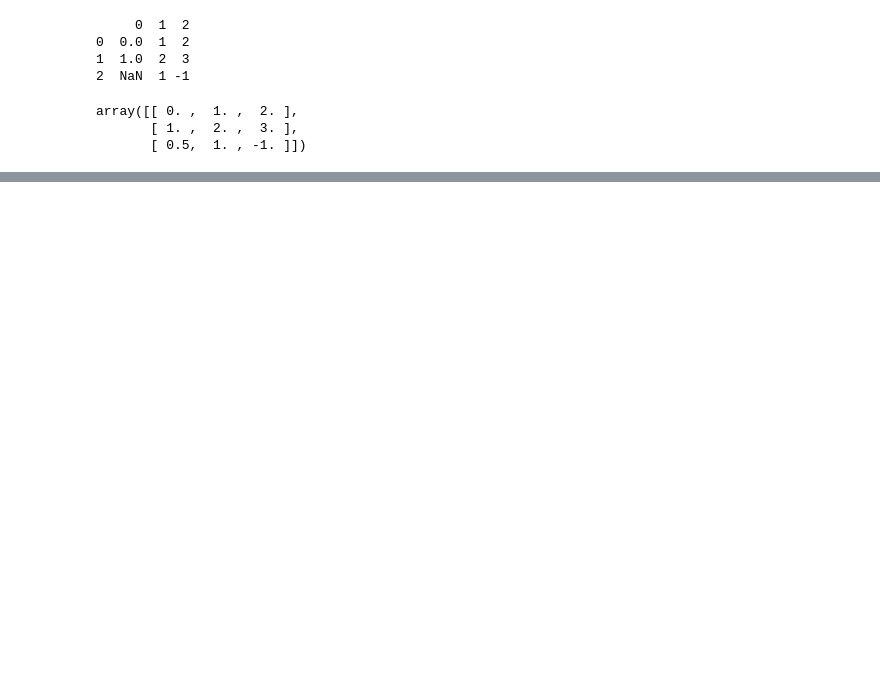
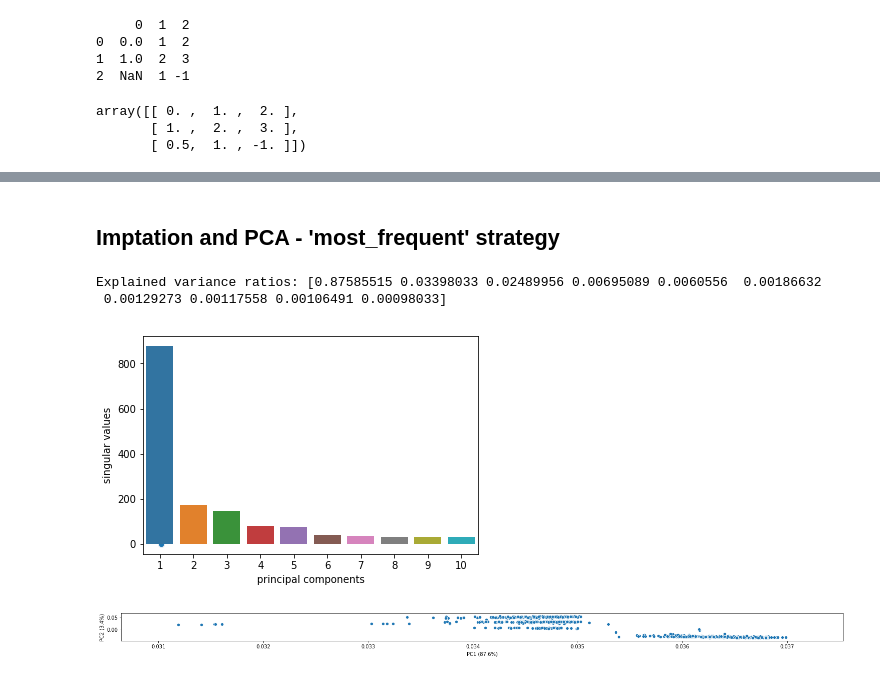
Before and after one commit to matthiaszeller/HBV, a Jupyter notebook: Viral data.ipynb, the cells around one changed output, grey strips where cells are left out. Saved outputs shown, nothing was run; the diff lists cells and outputs as text; code cells hidden in the pictures; blank space fills up the shorter version.

```diff
--- a/Viral data.ipynb
+++ b/Viral data.ipynb
@@ -444,0 +440,10 @@ plt.ylabel("PC2 ({:.3}%)".format(pcs.explained_variance_ratio_[1]*100));
+# %% [markdown]
+## Imptation and PCA - 'most_frequent' strategy
+# %%
+pcs = viral_seq.pca_impute(df=df_pos, n_components=10, impute_strategy='most_frequent')
+common.plot_pca(pcs, pc_plot_height=1)
+# %% [output]
+Explained variance ratios: [0.87585515 0.03398033 0.02489956 0.00695089 0.0060556  0.00186632
+ 0.00129273 0.00117558 0.00106491 0.00098033]
+[figure, added]
+[figure, added]
```
Also changed, not shown: parts of 14 cells of this notebook, 2 other files.
